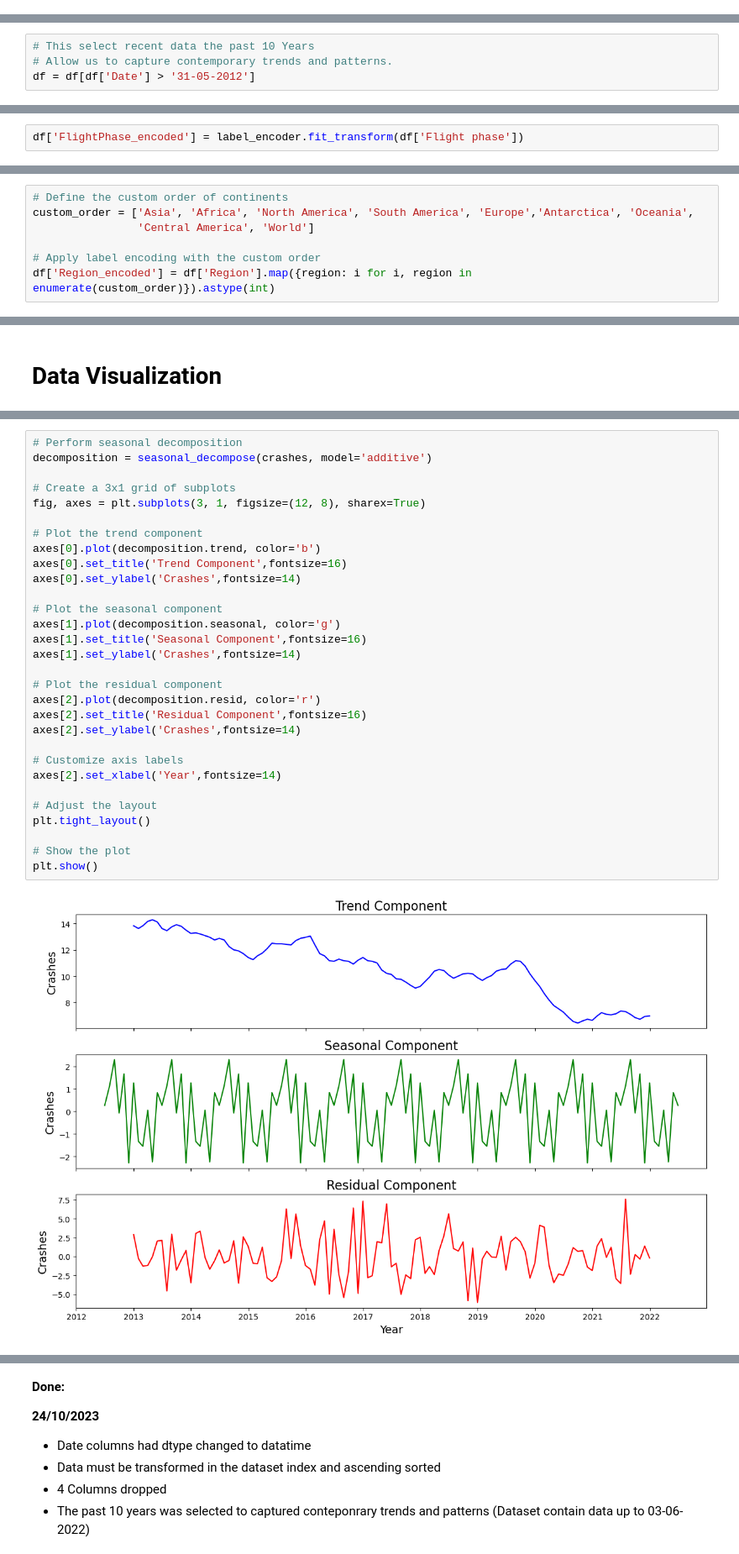
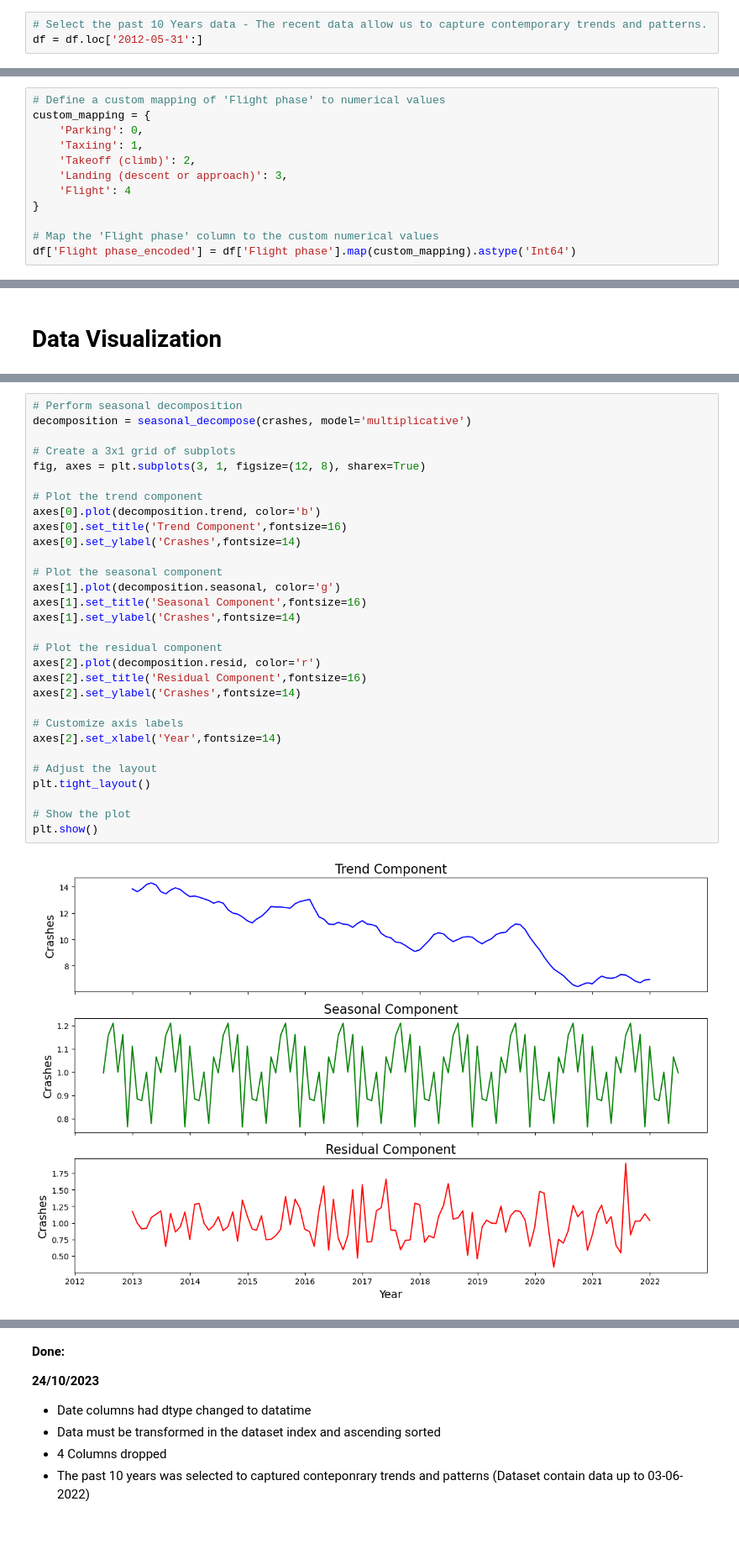
Before and after one commit to heitorgaf/Machine-Learning-for-Business, a Jupyter notebook: MLBus_HDipData_CA1.ipynb, the cells around one changed output, grey strips where cells are left out. Shown: that part at 84% size. Saved outputs shown, nothing was run; the diff lists cells and outputs as text; blank space fills up the shorter version.

```diff
--- a/MLBus_HDipData_CA1.ipynb
+++ b/MLBus_HDipData_CA1.ipynb
@@ -64,3 +84,6 @@ df['Date'] = pd.to_datetime(df['Date'])
+# %%
+# Select the past 10 Years data - The recent data allow us to capture contemporary trends and patterns.
+df = df.loc['2012-05-31':]
 # %%
 def glimpse(df):
     display(f'There are {df.shape[0]} observations and {df.shape[1]} attributes in this dataset.')
@@ -148,7 +173,3 @@ columns_to_convert = ['YOM', 'Crew on board', 'Crew fatalities', 'Pax on board',
 
 for column in columns_to_convert:
     df[column] = pd.to_numeric(df[column], errors='coerce').astype('Int64')
-# %%
-# This select recent data the past 10 Years
-# Allow us to capture contemporary trends and patterns.
-df = df[df['Date'] > '31-05-2012']
@@ -301,2 +291,12 @@ array(['Landing (descent or approach)', 'Flight', 'Takeoff (climb)',
 # %%
-df['FlightPhase_encoded'] = label_encoder.fit_transform(df['Flight phase'])
+# Define a custom mapping of 'Flight phase' to numerical values
+custom_mapping = {
+    'Parking': 0,
+    'Taxiing': 1,
+    'Takeoff (climb)': 2,
+    'Landing (descent or approach)': 3,
+    'Flight': 4
+}
+
+# Map the 'Flight phase' column to the custom numerical values
+df['Flight phase_encoded'] = df['Flight phase'].map(custom_mapping).astype('Int64')
@@ -308,7 +302,0 @@ array(['Asia', 'Africa', 'North America', 'South America', 'Europe',
-# %%
-# Define the custom order of continents
-custom_order = ['Asia', 'Africa', 'North America', 'South America', 'Europe','Antarctica', 'Oceania',
-                'Central America', 'World']
-
-# Apply label encoding with the custom order
-df['Region_encoded'] = df['Region'].map({region: i for i, region in enumerate(custom_order)}).astype(int)
@@ -461,33 +411,33 @@ plt.show()
 [figure]
 # %%
 # Perform seasonal decomposition
-decomposition = seasonal_decompose(crashes, model='additive')
+decomposition = seasonal_decompose(crashes, model='multiplicative')
 
 # Create a 3x1 grid of subplots
 fig, axes = plt.subplots(3, 1, figsize=(12, 8), sharex=True)
 
 # Plot the trend component
 axes[0].plot(decomposition.trend, color='b')
 axes[0].set_title('Trend Component',fontsize=16)
 axes[0].set_ylabel('Crashes',fontsize=14)
 
 # Plot the seasonal component
 axes[1].plot(decomposition.seasonal, color='g')
 axes[1].set_title('Seasonal Component',fontsize=16)
 axes[1].set_ylabel('Crashes',fontsize=14)
 
 # Plot the residual component
 axes[2].plot(decomposition.resid, color='r')
 axes[2].set_title('Residual Component',fontsize=16)
 axes[2].set_ylabel('Crashes',fontsize=14)
 
 # Customize axis labels
 axes[2].set_xlabel('Year',fontsize=14)
 
 # Adjust the layout
 plt.tight_layout()
 
 # Show the plot
 plt.show()
 # %% [output]
-[figure, old version]
+[figure, new version]
```
Also changed, not shown: parts of 44 cells of this notebook.
